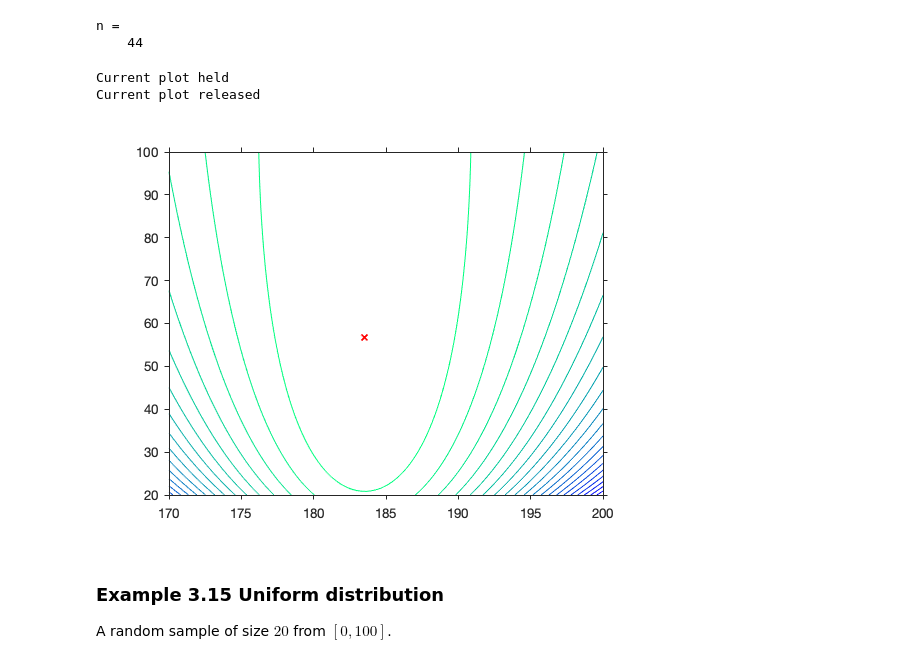
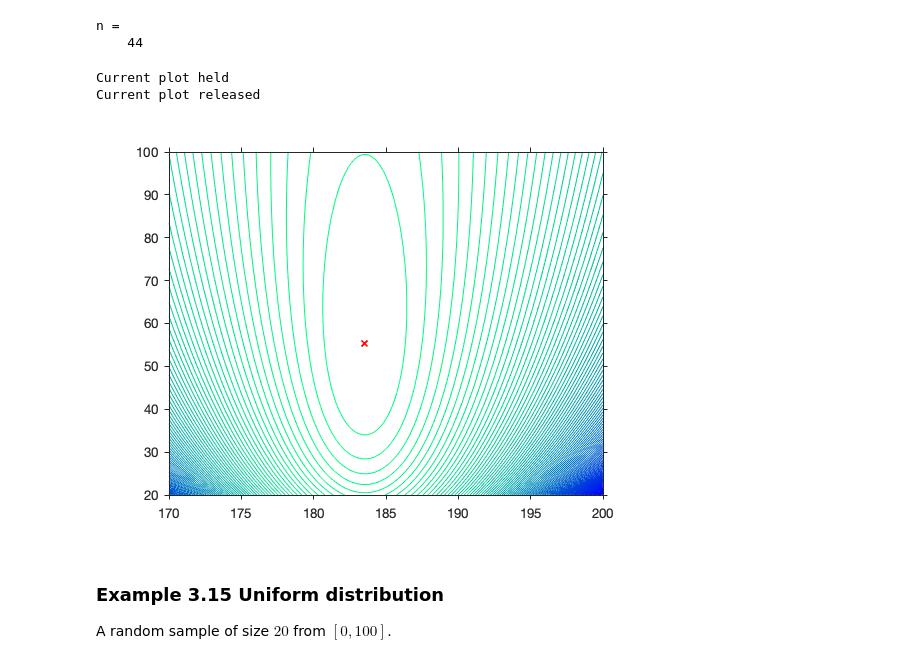
Before and after one commit to StaThin/statmat, a Jupyter notebook: jupyter/Chapter 3.ipynb, the cells around one changed output. Saved outputs shown, nothing was run; the diff lists cells and outputs as text; code cells hidden in the pictures.

```diff
--- a/jupyter/Chapter 3.ipynb
+++ b/jupyter/Chapter 3.ipynb
@@ -113,7 +113,7 @@ fplot(@(p)log( p.^(3) .* (1-p).^7), [0.01,.99])
 ### Example 3.12 Exponential
 Data for time until failure of a sample of electronic components (Kalbfleish).
 # %%
-x = [70,11,66,5,20,4,35,40,29,8];
+x = [70,11,66,5,20,4,35,40,29,8];  % data set
 n = length(x)
 ml = 1/mean(x)
 # %% [output]
@@ -192,24 +192,24 @@ n =
 # %%
 liknor = @(mu, s2) - (n/2) .* log(s2) - sum((male - mu).^2) ./ (2 * s2);
 
 z = zeros(100);
 mu = linspace(170, 200, 100);
 s2 = linspace(20, 100, 100);
 
 for i = 1:100
     for j = 1:100
         z(i,j) = liknor(mu(j), s2(i));
     end
 end
 colormap(winter)
-contour(mu,s2,z, 20)
+contour(mu,s2,z, 100)
 hold
-plot(mean(male), var(male), 'xr' )
+plot(mean(male), (43/44)* var(male), 'xr' )
 hold
 # %% [output]
 Current plot held
 Current plot released
-[figure, old version]
+[figure, new version]
 # %% [markdown]
 ### Example 3.15 Uniform distribution
 
```
Also changed, not shown: parts of 6 cells of this notebook.
